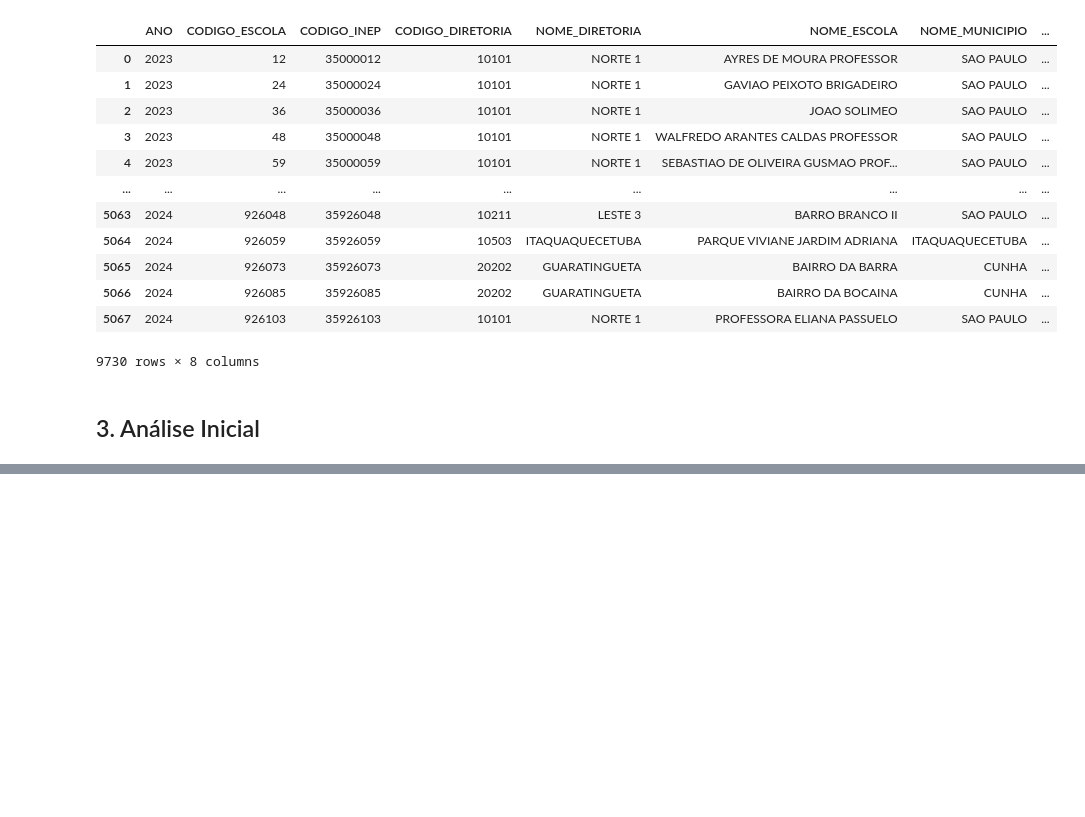
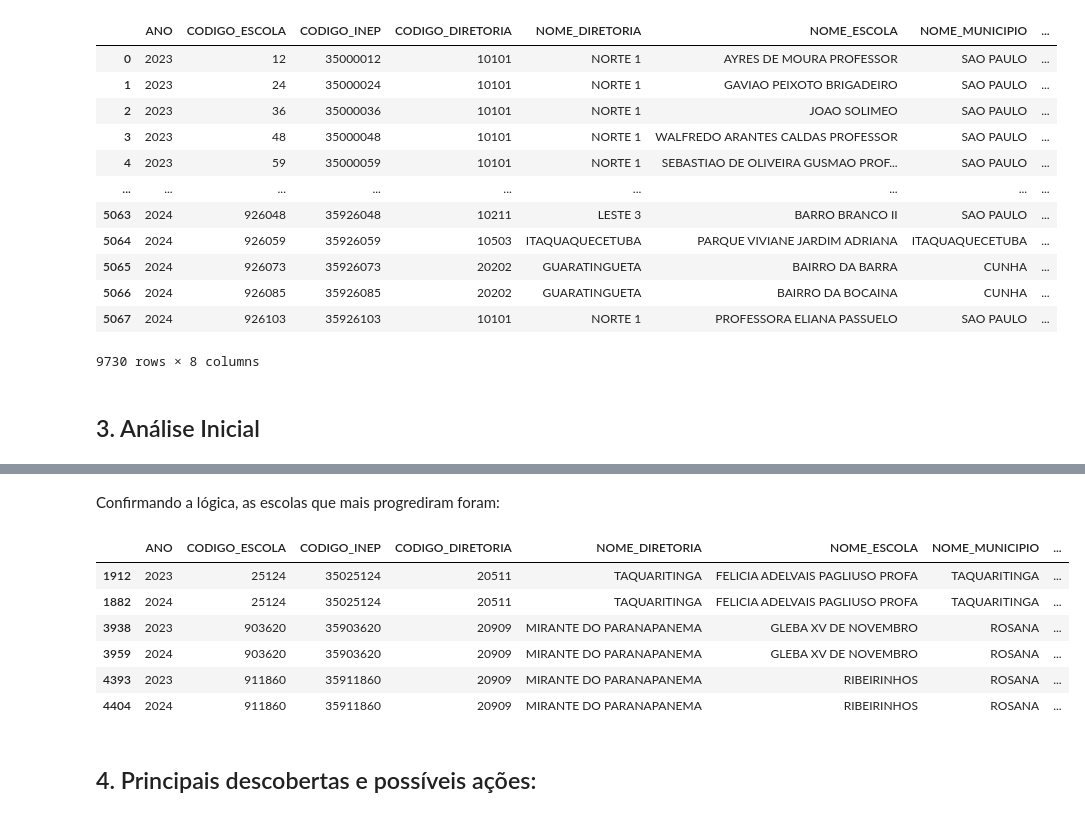
Before and after one commit to jardielsousar-cloud/Desempenho_escolas_publicas_Sao_Paulo, a Jupyter notebook: escolas.ipynb, the cells around one changed output, grey strips where cells are left out. Saved outputs shown, nothing was run; the diff lists cells and outputs as text; code cells hidden in the pictures; blank space fills up the shorter version.

```diff
--- a/escolas.ipynb
+++ b/escolas.ipynb
@@ -168,0 +220,14 @@ df_bckp
+# %% [markdown]
+Confirmando a lógica, as escolas que mais progrediram foram:
+# %%
+df_bckp.loc[(df_bckp['NOME_ESCOLA'].isin(['RIBEIRINHOS', 'GLEBA XV DE NOVEMBRO', 'FELICIA ADELVAIS PAGLIUSO PROFA']))].sort_values(by="NOME_ESCOLA")
+# %% [output]
+|  | ANO | CODIGO_ESCOLA | CODIGO_INEP | CODIGO_DIRETORIA | NOME_DIRETORIA | NOME_ESCOLA | NOME_MUNICIPIO | ... |
+| 1912 | 2023 | 25124 | 35025124 | 20511 | TAQUARITINGA | FELICIA ADELVAIS PAGLIUSO PROFA | TAQUARITINGA | ... |
+| 1882 | 2024 | 25124 | 35025124 | 20511 | TAQUARITINGA | FELICIA ADELVAIS PAGLIUSO PROFA | TAQUARITINGA | ... |
+| 3938 | 2023 | 903620 | 35903620 | 20909 | MIRANTE DO PARANAPANEMA | GLEBA XV DE NOVEMBRO | ROSANA | ... |
+| 3959 | 2024 | 903620 | 35903620 | 20909 | MIRANTE DO PARANAPANEMA | GLEBA XV DE NOVEMBRO | ROSANA | ... |
+| 4393 | 2023 | 911860 | 35911860 | 20909 | MIRANTE DO PARANAPANEMA | RIBEIRINHOS | ROSANA | ... |
+| 4404 | 2024 | 911860 | 35911860 | 20909 | MIRANTE DO PARANAPANEMA | RIBEIRINHOS | ROSANA | ... |
+# %% [markdown]
+## 4. Principais descobertas e possíveis ações:
```
Also changed, not shown: parts of 15 cells of this notebook.
